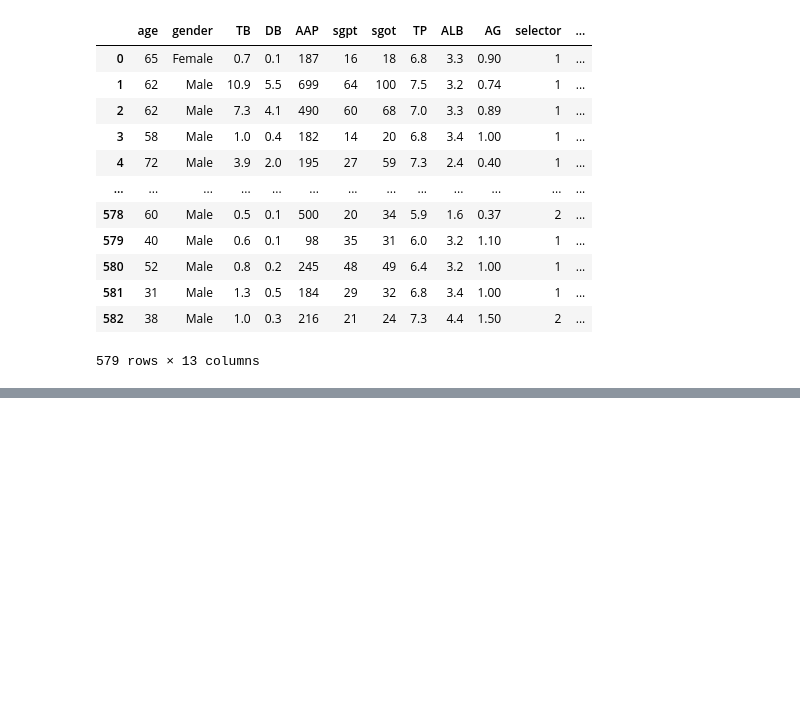
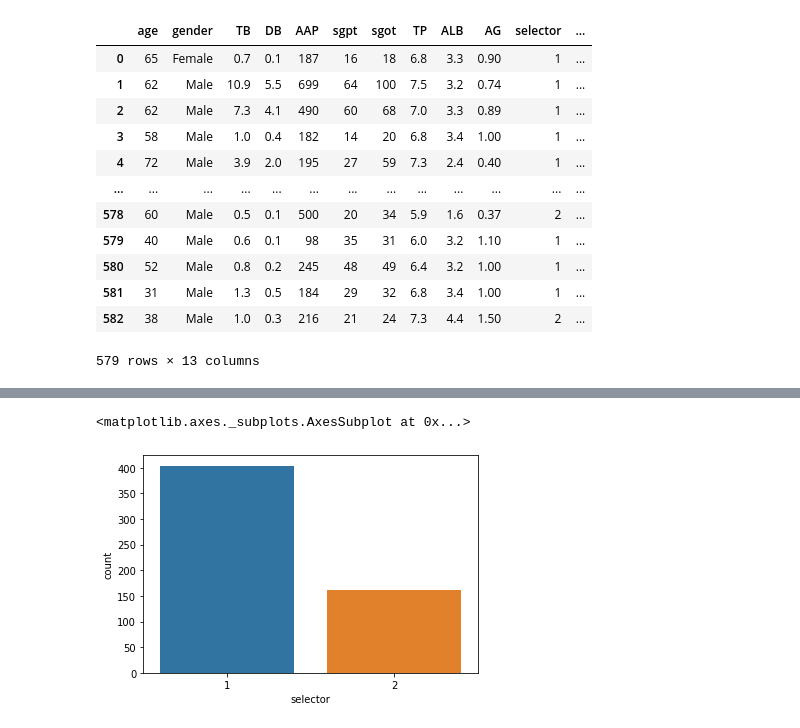
Before and after one commit to MugoChege/Liver-and-Tweets, a Jupyter notebook: Liver.ipynb, the cells around one changed output, grey strips where cells are left out. Drawn from its saved outputs; the diff is of its cells as text; code cells hidden in the pictures; blank space fills up the shorter version.

```diff
--- a/Liver.ipynb
+++ b/Liver.ipynb
@@ -141,0 +155,5 @@ sure
+# %%
+sns.countplot(toeda['selector'])
+# %% [output]
+<matplotlib.axes._subplots.AxesSubplot at 0x...>
+[figure, added]
```
Also changed, not shown: parts of 16 cells of this notebook.
